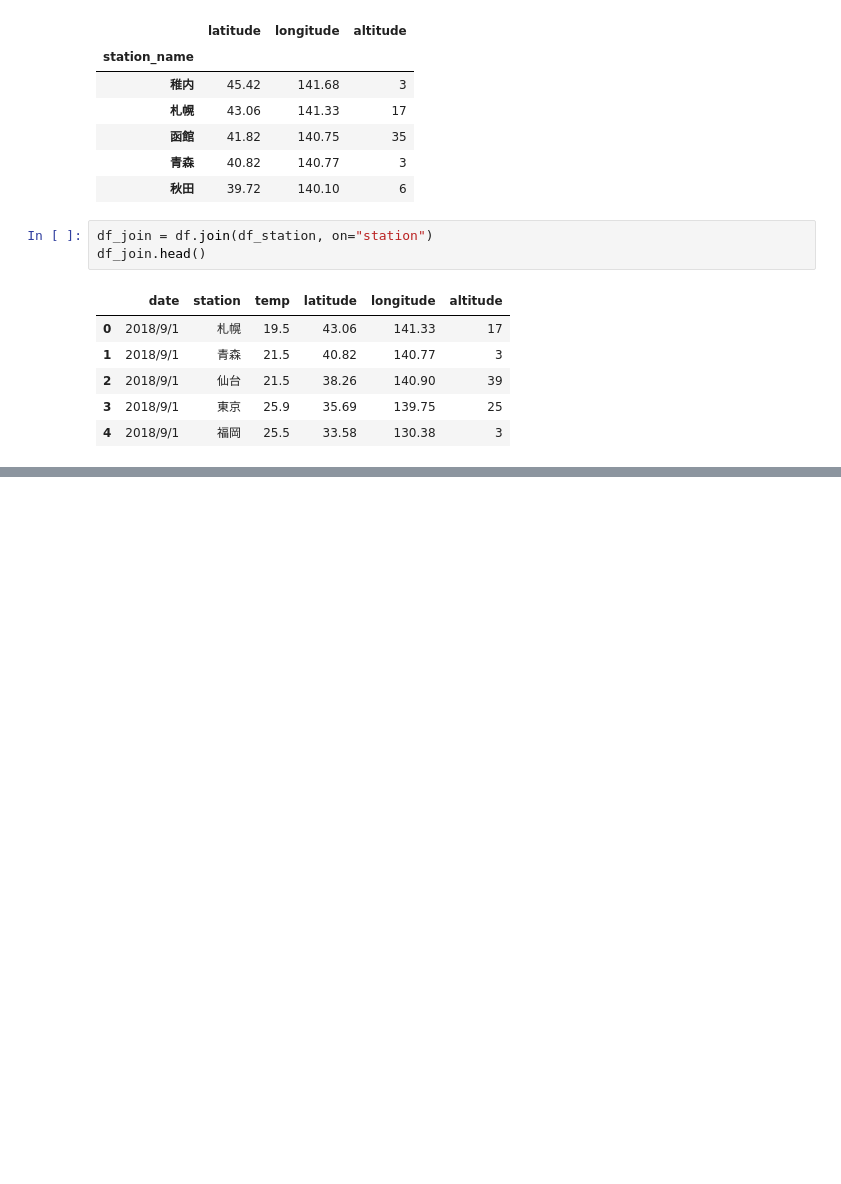
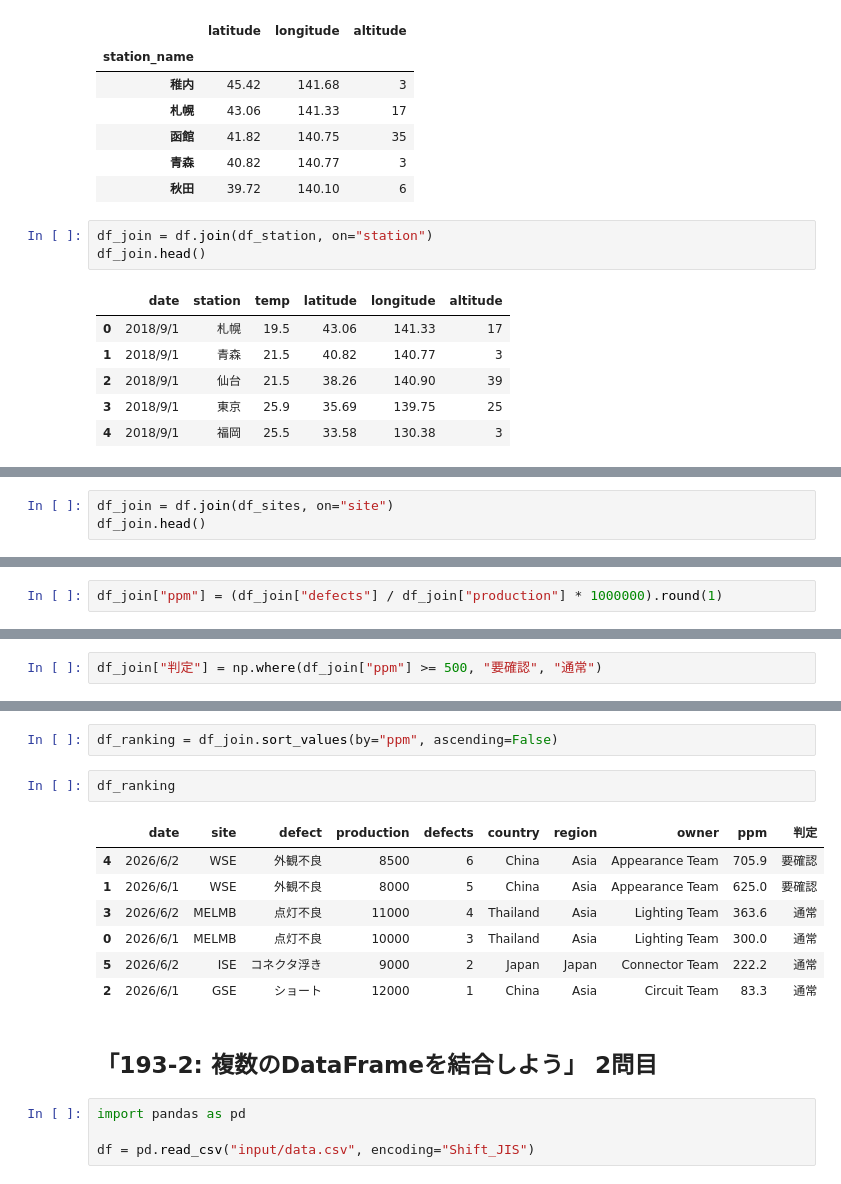
Before and after one commit to kjfarm1225/pyq_practice, a Jupyter notebook: 193_2_preprocessing/practice_193_2_1_join_by_index.ipynb, the cells around one changed output, grey strips where cells are left out. Cells and saved outputs as stored; diff of their text form; blank space fills up the shorter version.

```diff
--- a/193_2_preprocessing/practice_193_2_1_join_by_index.ipynb
+++ b/193_2_preprocessing/practice_193_2_1_join_by_index.ipynb
@@ -37,0 +86,3 @@ df_join.head()
+# %%
+df_join = df.join(df_sites, on="site")
+df_join.head()
@@ -37,0 +96,2 @@ df_join.head()
+# %%
+df_join["ppm"] = (df_join["defects"] / df_join["production"] * 1000000).round(1)
@@ -37,0 +107,2 @@ df_join.head()
+# %%
+df_join["判定"] = np.where(df_join["ppm"] >= 500, "要確認", "通常")
@@ -37,0 +118,18 @@ df_join.head()
+# %%
+df_ranking = df_join.sort_values(by="ppm", ascending=False)
+# %%
+df_ranking
+# %% [output]
+|  | date | site | defect | production | defects | country | region | owner | ppm | 判定 |
+| 4 | 2026/6/2 | WSE | 外観不良 | 8500 | 6 | China | Asia | Appearance Team | 705.9 | 要確認 |
+| 1 | 2026/6/1 | WSE | 外観不良 | 8000 | 5 | China | Asia | Appearance Team | 625.0 | 要確認 |
+| 3 | 2026/6/2 | MELMB | 点灯不良 | 11000 | 4 | Thailand | Asia | Lighting Team | 363.6 | 通常 |
+| 0 | 2026/6/1 | MELMB | 点灯不良 | 10000 | 3 | Thailand | Asia | Lighting Team | 300.0 | 通常 |
+| 5 | 2026/6/2 | ISE | コネクタ浮き | 9000 | 2 | Japan | Japan | Connector Team | 222.2 | 通常 |
+| 2 | 2026/6/1 | GSE | ショート | 12000 | 1 | China | Asia | Circuit Team | 83.3 | 通常 |
+# %% [markdown]
+## 「193-2: 複数のDataFrameを結合しよう」 2問目
+# %%
+import pandas as pd
+
+df = pd.read_csv("input/data.csv", encoding="Shift_JIS")
```
Also changed, not shown: parts of 20 cells of this notebook, 2 other files.
